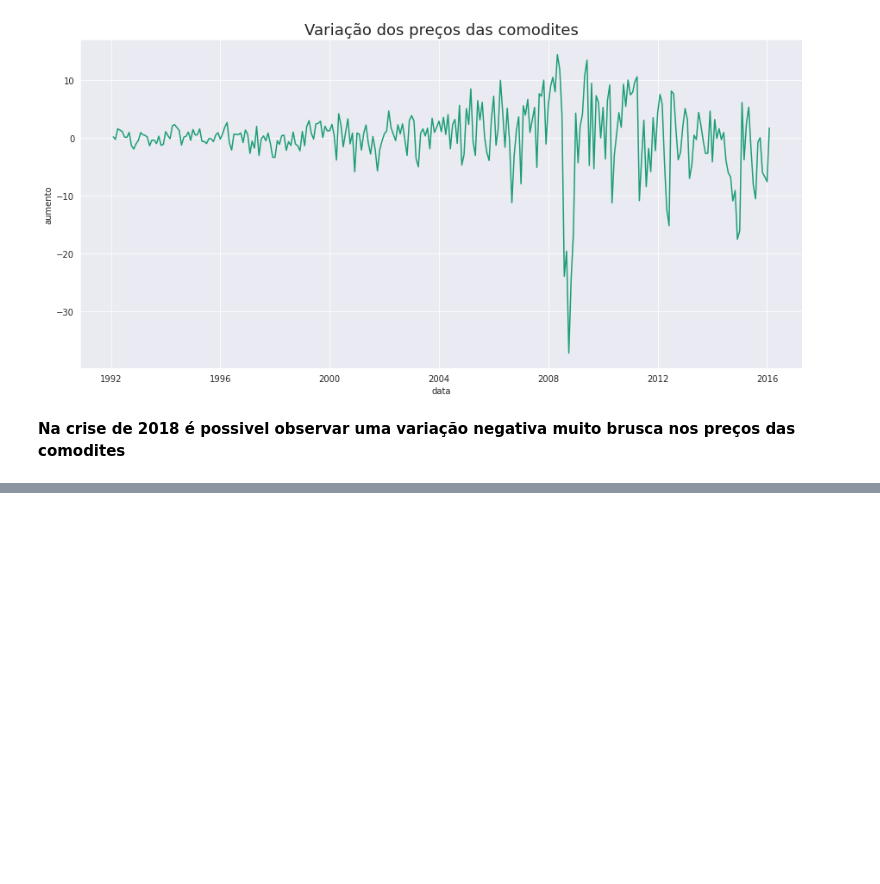
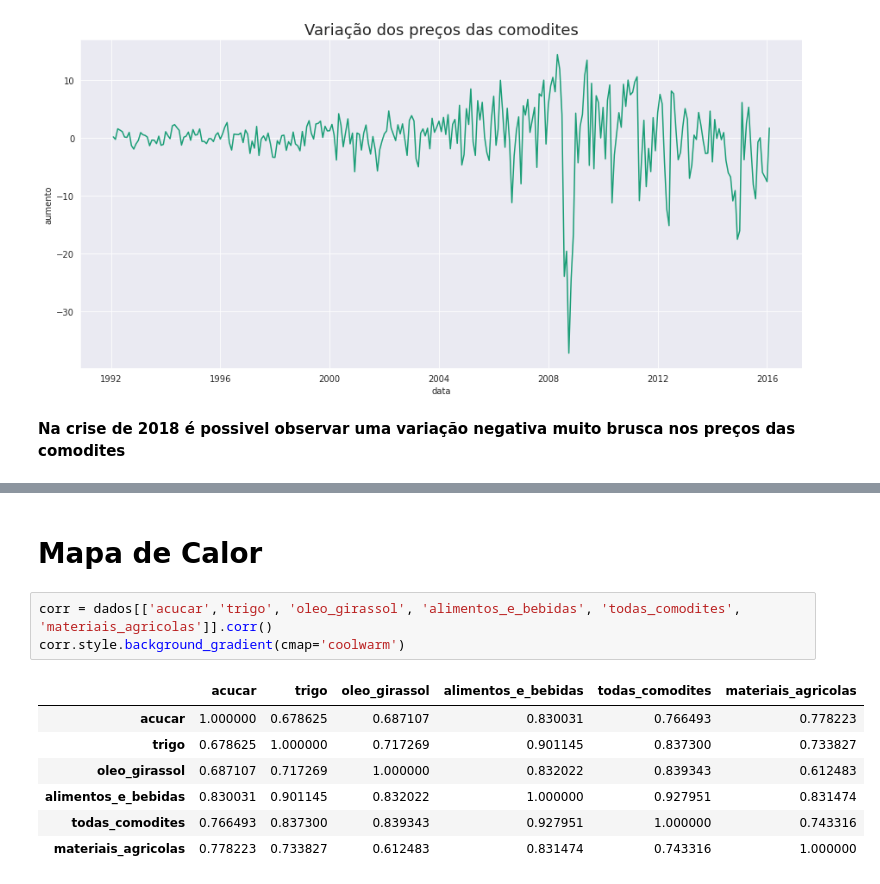
Before and after one commit to thuliocortes/python_junior, a Jupyter notebook: Comodites/Análise Geral I.ipynb, the cells around one changed output, grey strips where cells are left out. Drawn from its saved outputs; the diff is of its cells as text; blank space fills up the shorter version.

```diff
--- a/Comodites/Análise Geral I.ipynb
+++ b/Comodites/Análise Geral I.ipynb
@@ -185,0 +190,13 @@ ax = ax
+# %% [markdown]
+# Mapa de Calor
+# %%
+corr = dados[['acucar','trigo', 'oleo_girassol', 'alimentos_e_bebidas', 'todas_comodites', 'materiais_agricolas']].corr()
+corr.style.background_gradient(cmap='coolwarm')
+# %% [output]
+|  | acucar | trigo | oleo_girassol | alimentos_e_bebidas | todas_comodites | materiais_agricolas |
+| acucar | 1.000000 | 0.678625 | 0.687107 | 0.830031 | 0.766493 | 0.778223 |
+| trigo | 0.678625 | 1.000000 | 0.717269 | 0.901145 | 0.837300 | 0.733827 |
+| oleo_girassol | 0.687107 | 0.717269 | 1.000000 | 0.832022 | 0.839343 | 0.612483 |
+| alimentos_e_bebidas | 0.830031 | 0.901145 | 0.832022 | 1.000000 | 0.927951 | 0.831474 |
+| todas_comodites | 0.766493 | 0.837300 | 0.839343 | 0.927951 | 1.000000 | 0.743316 |
+| materiais_agricolas | 0.778223 | 0.733827 | 0.612483 | 0.831474 | 0.743316 | 1.000000 |
```
Also changed, not shown: parts of 3 cells of this notebook.
